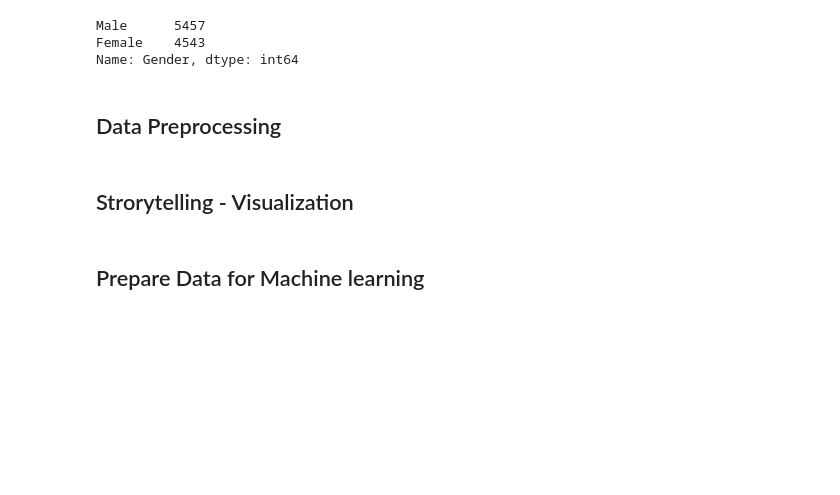
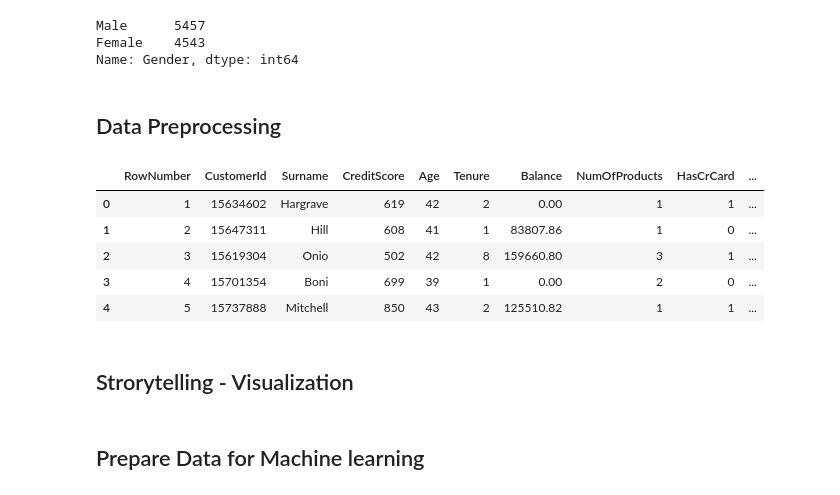
Before and after one commit to amirgarsha/ML_course_maktab, a Jupyter notebook: Project2.ipynb, the cells around one changed output. Saved outputs shown, nothing was run; the diff lists cells and outputs as text; code cells hidden in the pictures; blank space fills up the shorter version.

```diff
--- a/Project2.ipynb
+++ b/Project2.ipynb
@@ -104,3 +106,18 @@ Female    4543
 Name: Gender, dtype: int64
 # %% [markdown]
 ## Data Preprocessing
+# %%
+##change categorical value using dummies
+geo_dummies = pd.get_dummies(churn_df.Geography)
+gen_dummies = pd.get_dummies(churn_df.Gender)
+df_churn_dumm = pd.concat([churn_df, geo_dummies], axis = 1)
+df_churn_dumm = pd.concat([df_churn_dumm, gen_dummies], axis = 1)
+df_churn_dumm.drop(['Geography','Gender'], axis =1 , inplace = True)
+df_churn_dumm.head()
+# %% [output]
+|  | RowNumber | CustomerId | Surname | CreditScore | Age | Tenure | Balance | NumOfProducts | HasCrCard | ... |
+| 0 | 1 | 15634602 | Hargrave | 619 | 42 | 2 | 0.00 | 1 | 1 | ... |
+| 1 | 2 | 15647311 | Hill | 608 | 41 | 1 | 83807.86 | 1 | 0 | ... |
+| 2 | 3 | 15619304 | Onio | 502 | 42 | 8 | 159660.80 | 3 | 1 | ... |
+| 3 | 4 | 15701354 | Boni | 699 | 39 | 1 | 0.00 | 2 | 0 | ... |
+| 4 | 5 | 15737888 | Mitchell | 850 | 43 | 2 | 125510.82 | 1 | 1 | ... |
```
Also changed, not shown: parts of 3 cells of this notebook.
